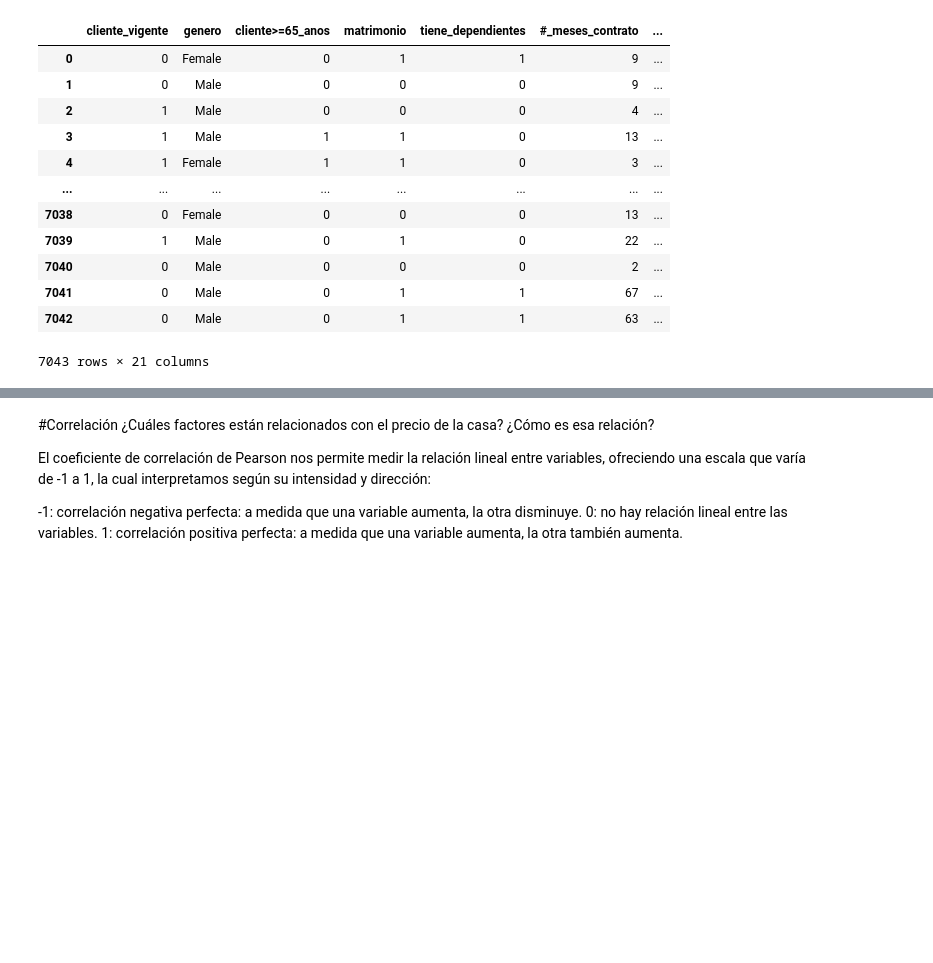
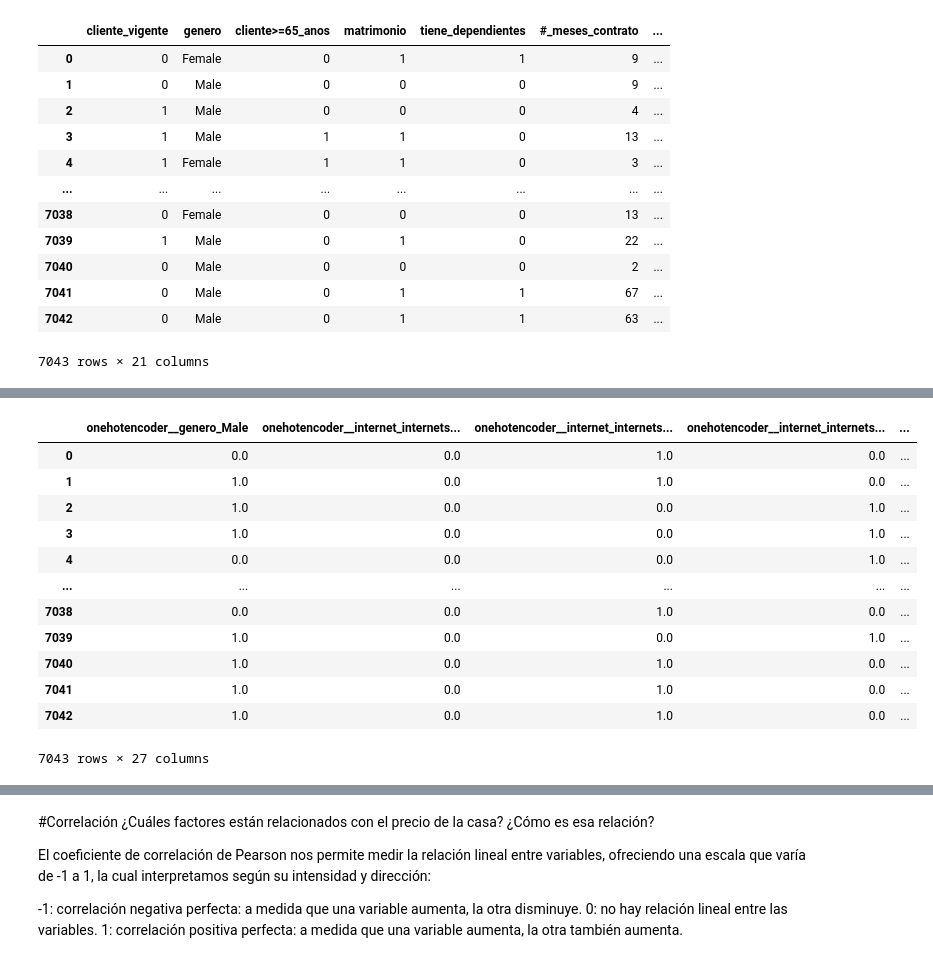
Before and after one commit to Starleen1996/TelecomX_Parte2_Latam_Predicci-n_Modelos, a Jupyter notebook: TelecomX_LATAM_Parte2_Predicción_Modelos_Actualizado.ipynb, the cells around one changed output, grey strips where cells are left out. Saved outputs shown, nothing was run; the diff lists cells and outputs as text; code cells hidden in the pictures; blank space fills up the shorter version.

```diff
--- a/TelecomX_LATAM_Parte2_Predicción_Modelos_Actualizado.ipynb
+++ b/TelecomX_LATAM_Parte2_Predicción_Modelos_Actualizado.ipynb
@@ -184,7 +184,10 @@ datos
 7043 rows × 21 columns
 # %%
 one_hot = make_column_transformer((OneHotEncoder(drop='if_binary'),
-                                  ['genero','escolaridad','default','prestatario']),
+                                  ['genero','internet_internetservice','tipo_contrato','forma_pago']),
                                   remainder='passthrough',
                                   sparse_threshold=0,
                                   force_int_remainder_cols=False)
+# %%
+X = one_hot.fit_transform(X)
+ # one_hot.fit(X) y one_hot.transform(X) (o fit_transform)normalmente devuelven un ndarray (denso) o scipy.sparse según la configuración (sparse_threshold, OneHotEncoder.sparse_output, etc.). En tu caso sparse_threshold=0 forzará un ndarray denso.
@@ -190,0 +226,16 @@ one_hot = make_column_transformer((OneHotEncoder(drop='if_binary'),
+# %%
+pd.DataFrame(X, columns=one_hot.get_feature_names_out(columnas))
+# %% [output]
+|  | onehotencoder__genero_Male | onehotencoder__internet_internets... | onehotencoder__internet_internets... | onehotencoder__internet_internets... | ... |
+| 0 | 0.0 | 0.0 | 1.0 | 0.0 | ... |
+| 1 | 1.0 | 0.0 | 1.0 | 0.0 | ... |
+| 2 | 1.0 | 0.0 | 0.0 | 1.0 | ... |
+| 3 | 1.0 | 0.0 | 0.0 | 1.0 | ... |
+| 4 | 0.0 | 0.0 | 0.0 | 1.0 | ... |
+| ... | ... | ... | ... | ... | ... |
+| 7038 | 0.0 | 0.0 | 1.0 | 0.0 | ... |
+| 7039 | 1.0 | 0.0 | 0.0 | 1.0 | ... |
+| 7040 | 1.0 | 0.0 | 1.0 | 0.0 | ... |
+| 7041 | 1.0 | 0.0 | 1.0 | 0.0 | ... |
+| 7042 | 1.0 | 0.0 | 1.0 | 0.0 | ... |
+7043 rows × 27 columns
```
Also changed, not shown: parts of 6 cells of this notebook.
